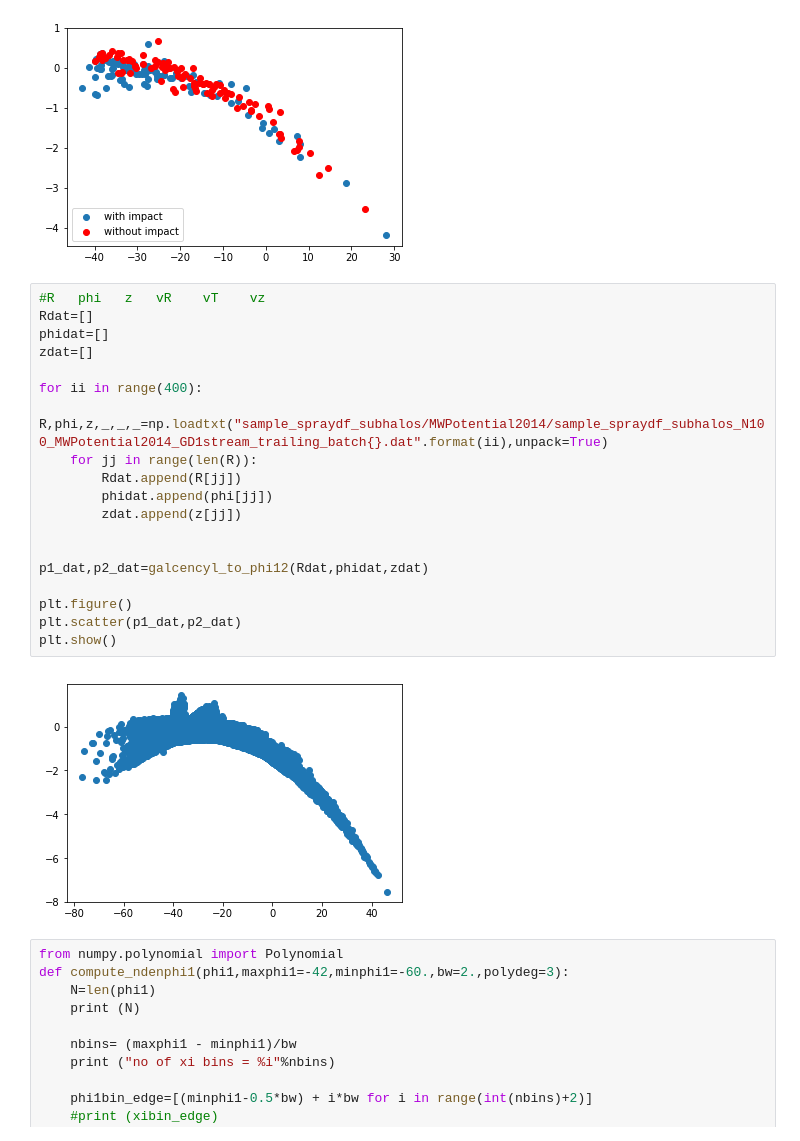
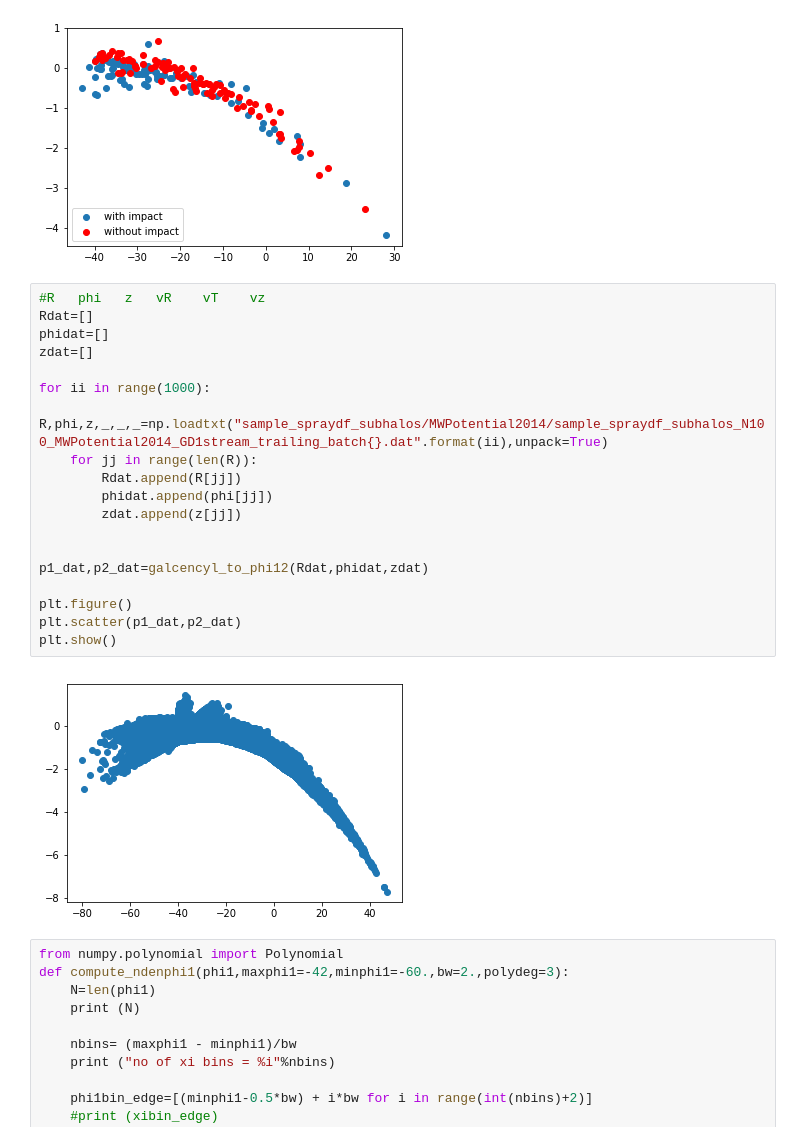
Before and after one commit to nbanik/Analyze_GD-1, a Jupyter notebook: spraydf_combine_bar+spiral and subhalos.ipynb, the cells around one changed output. Saved outputs shown, nothing was run; the diff lists cells and outputs as text.

```diff
--- a/spraydf_combine_bar+spiral and subhalos.ipynb
+++ b/spraydf_combine_bar+spiral and subhalos.ipynb
@@ -317,24 +317,24 @@ plt.show()
 # %%
 #R   phi   z   vR    vT    vz
 Rdat=[]
 phidat=[]
 zdat=[]
 
-for ii in range(400):
+for ii in range(1000):
     R,phi,z,_,_,_=np.loadtxt("sample_spraydf_subhalos/MWPotential2014/sample_spraydf_subhalos_N100_MWPotential2014_GD1stream_trailing_batch{}.dat".format(ii),unpack=True)
     for jj in range(len(R)):
         Rdat.append(R[jj])
         phidat.append(phi[jj])
         zdat.append(z[jj])
 
 
 p1_dat,p2_dat=galcencyl_to_phi12(Rdat,phidat,zdat)
 
 plt.figure()
 plt.scatter(p1_dat,p2_dat)
 plt.show()
 # %% [output]
-[figure, old version]
+[figure, new version]
 # %%
 from numpy.polynomial import Polynomial
 def compute_ndenphi1(phi1,maxphi1=-42,minphi1=-60.,bw=2.,polydeg=3):
```
Also changed, not shown: parts of 1 cell of this notebook.
